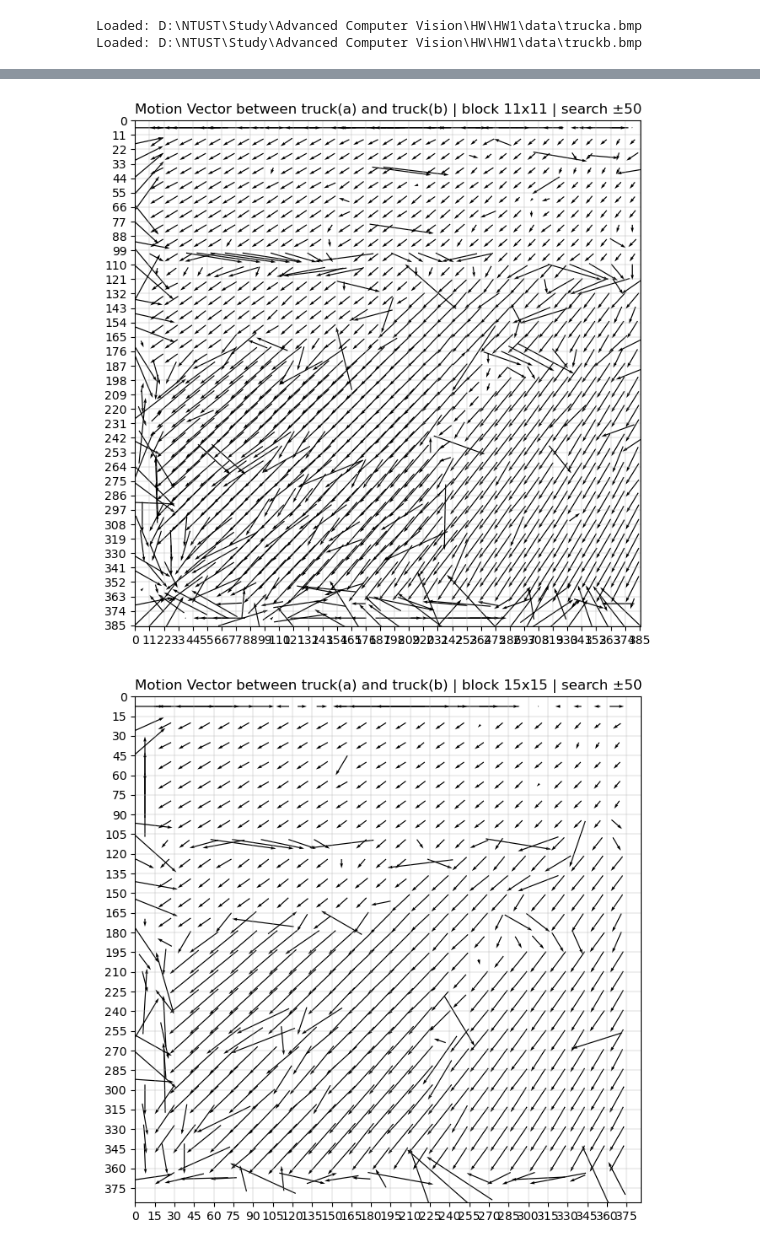
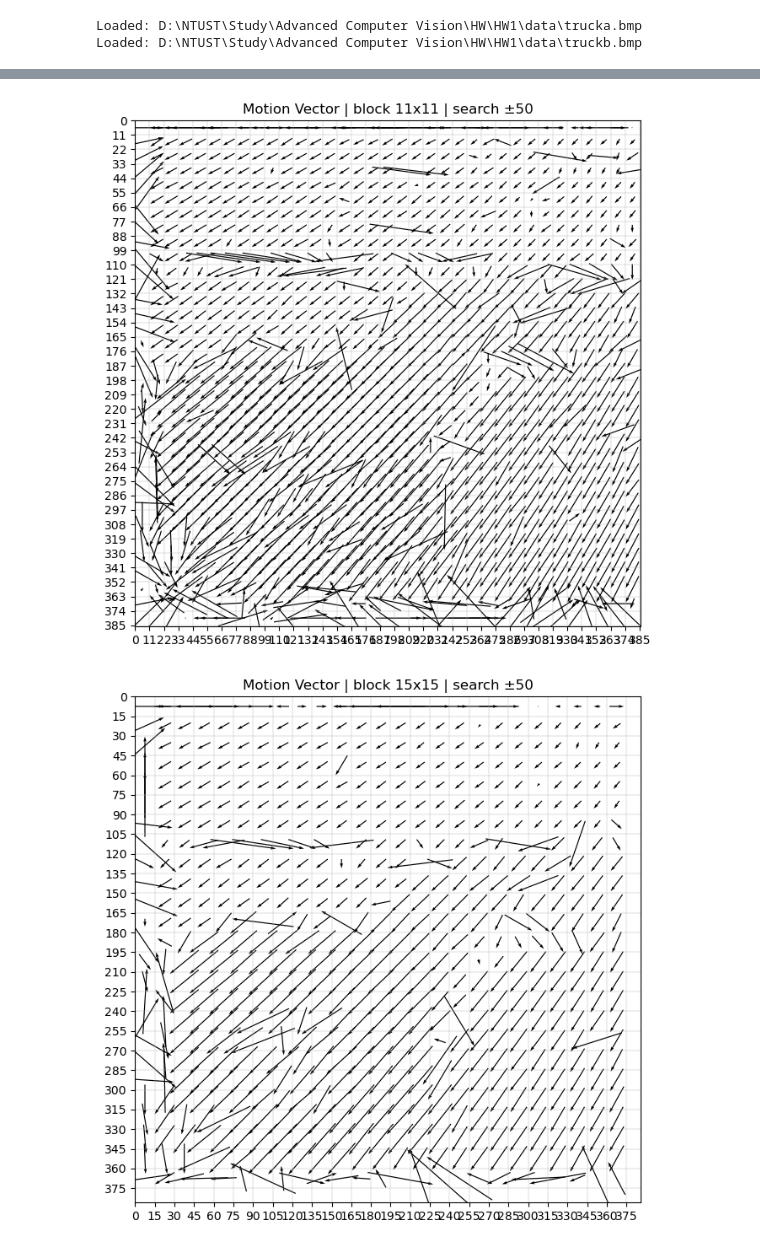
Before and after one commit to tanh2408/Advanced-Computer-Vision, a Jupyter notebook: HW1/Image Matching.ipynb, the cells around one changed output, grey strips where cells are left out. Drawn from its saved outputs; the diff is of its cells as text; code cells hidden in the pictures.

Commit message:
HW1: add motion vector results and visualizations

```diff
--- a/HW1/Image Matching.ipynb
+++ b/HW1/Image Matching.ipynb
@@ -80,15 +80,12 @@ def compute_motion_field(Ia: np.ndarray, Ib: np.ndarray, w: int, search: int = 5
 
     return U, V, Xc, Yc
 # %%
-# =========================
-# 4) Plot ONLY vectors (NO autoscale)
-# =========================
-def show_quiver_raw(Xc, Yc, U, V, H, W, title="", grid_step=16):
+def plot_quiver_raw(Xc, Yc, U, V, H, W, title="", grid_step=16):
     fig = plt.figure(figsize=(10, 6), facecolor="white")
     ax = fig.add_axes([0, 0, 1, 1])
 
     ax.set_xlim(0, W)
-    ax.set_ylim(H, 0)          # image coordinate
+    ax.set_ylim(H, 0)
     ax.set_aspect("equal")
 
     ax.set_title(title)
@@ -96,17 +93,16 @@ def show_quiver_raw(Xc, Yc, U, V, H, W, title="", grid_step=16):
     ax.set_yticks(np.arange(0, H+1, grid_step))
     ax.grid(True, linewidth=0.3)
 
-    # KEY PART: raw pixel vectors
     ax.quiver(
         Xc, Yc, U, V,
         angles="xy",
         scale_units="xy",
-        scale=1,          # <-- NO AUTOSCALE
+        scale=1,
         pivot="middle",
         width=0.002
     )
 
-    plt.show()
+    return fig, ax
 # %%
 # =========================
 # 5) Run (required block sizes)
@@ -117,6 +113,7 @@ H, W = truck_a.shape
 
 block_sizes = [9, 11, 15, 21, 31]
 search_range = 50
+Path("outputs").mkdir(parents=True, exist_ok=True)
 
 for w in block_sizes:
     U, V, Xc, Yc = compute_motion_field(
@@ -126,12 +123,17 @@ for w in block_sizes:
         stride=w
     )
 
-    show_quiver_raw(
+    fig, ax = plot_quiver_raw(
         Xc, Yc, U, V,
         H, W,
-        title=f"Motion Vector between truck(a) and truck(b) | block {w}x{w} | search ±{search_range}",
+        title=f"Motion Vector | block {w}x{w} | search ±{search_range}",
         grid_step=w
     )
+
+    out_path = Path("outputs") / f"block{w}x{w}.png"
+    fig.savefig(out_path, dpi=200, bbox_inches="tight")
+    plt.show()
+    plt.close(fig)
 # %% [output]
 Loaded: D:\NTUST\Study\Advanced Computer Vision\HW\HW1\data\trucka.bmp
 Loaded: D:\NTUST\Study\Advanced Computer Vision\HW\HW1\data\truckb.bmp
@@ -139,2 +141,2 @@ Loaded: D:\NTUST\Study\Advanced Computer Vision\HW\HW1\data\truckb.bmp
-[figure, old version]
+[figure, new version]
-[figure, old version]
+[figure, new version]
```
Also changed, not shown: parts of 1 cell of this notebook, 5 other files.
